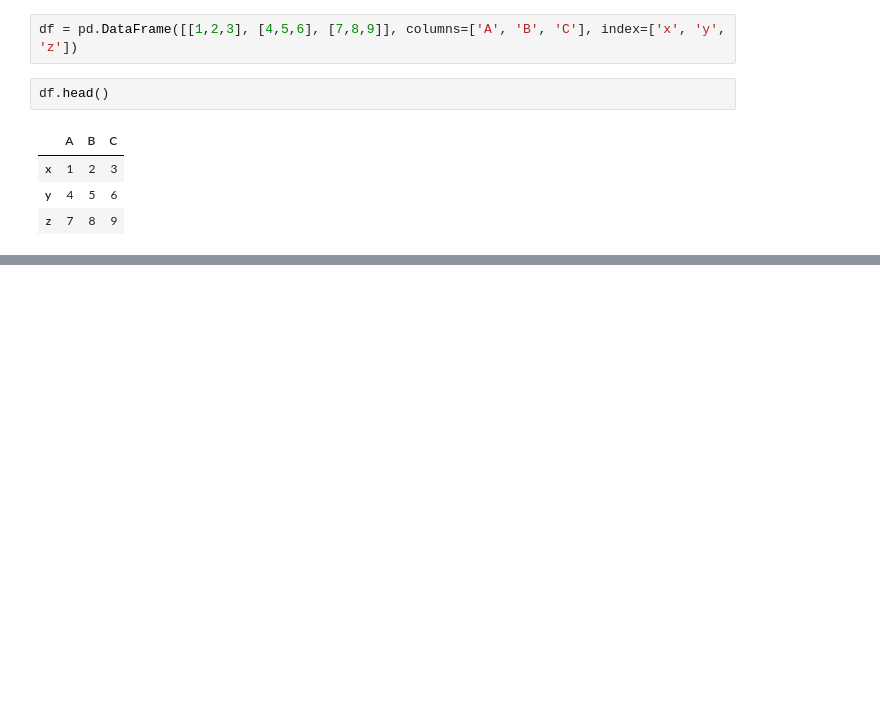
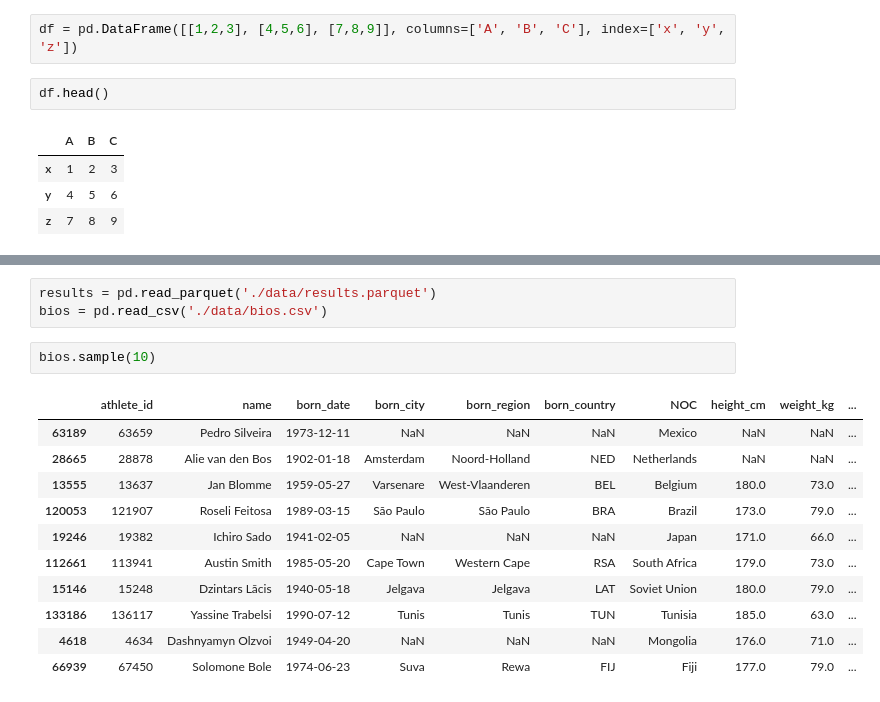
Before and after one commit to rlefebre/complete-pandas-tutorial, a Jupyter notebook: my_tests.ipynb, the cells around one changed output, grey strips where cells are left out. Cells and saved outputs as stored; diff of their text form; blank space fills up the shorter version.

```diff
--- a/my_tests.ipynb
+++ b/my_tests.ipynb
@@ -11,0 +32,17 @@ df.head()
+# %%
+results = pd.read_parquet('./data/results.parquet')
+bios = pd.read_csv('./data/bios.csv')
+# %%
+bios.sample(10)
+# %% [output]
+|  | athlete_id | name | born_date | born_city | born_region | born_country | NOC | height_cm | weight_kg | ... |
+| 63189 | 63659 | Pedro Silveira | 1973-12-11 | NaN | NaN | NaN | Mexico | NaN | NaN | ... |
+| 28665 | 28878 | Alie van den Bos | 1902-01-18 | Amsterdam | Noord-Holland | NED | Netherlands | NaN | NaN | ... |
+| 13555 | 13637 | Jan Blomme | 1959-05-27 | Varsenare | West-Vlaanderen | BEL | Belgium | 180.0 | 73.0 | ... |
+| 120053 | 121907 | Roseli Feitosa | 1989-03-15 | São Paulo | São Paulo | BRA | Brazil | 173.0 | 79.0 | ... |
+| 19246 | 19382 | Ichiro Sado | 1941-02-05 | NaN | NaN | NaN | Japan | 171.0 | 66.0 | ... |
+| 112661 | 113941 | Austin Smith | 1985-05-20 | Cape Town | Western Cape | RSA | South Africa | 179.0 | 73.0 | ... |
+| 15146 | 15248 | Dzintars Lācis | 1940-05-18 | Jelgava | Jelgava | LAT | Soviet Union | 180.0 | 79.0 | ... |
+| 133186 | 136117 | Yassine Trabelsi | 1990-07-12 | Tunis | Tunis | TUN | Tunisia | 185.0 | 63.0 | ... |
+| 4618 | 4634 | Dashnyamyn Olzvoi | 1949-04-20 | NaN | NaN | NaN | Mongolia | 176.0 | 71.0 | ... |
+| 66939 | 67450 | Solomone Bole | 1974-06-23 | Suva | Rewa | FIJ | Fiji | 177.0 | 79.0 | ... |
```
Also changed, not shown: parts of 14 cells of this notebook, 3 other files.
